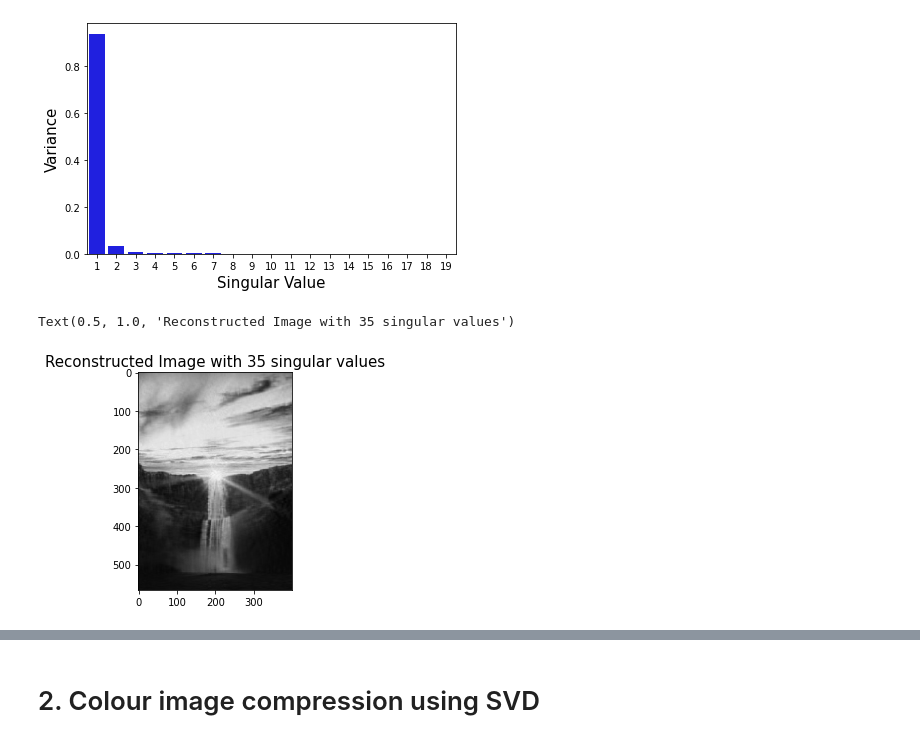
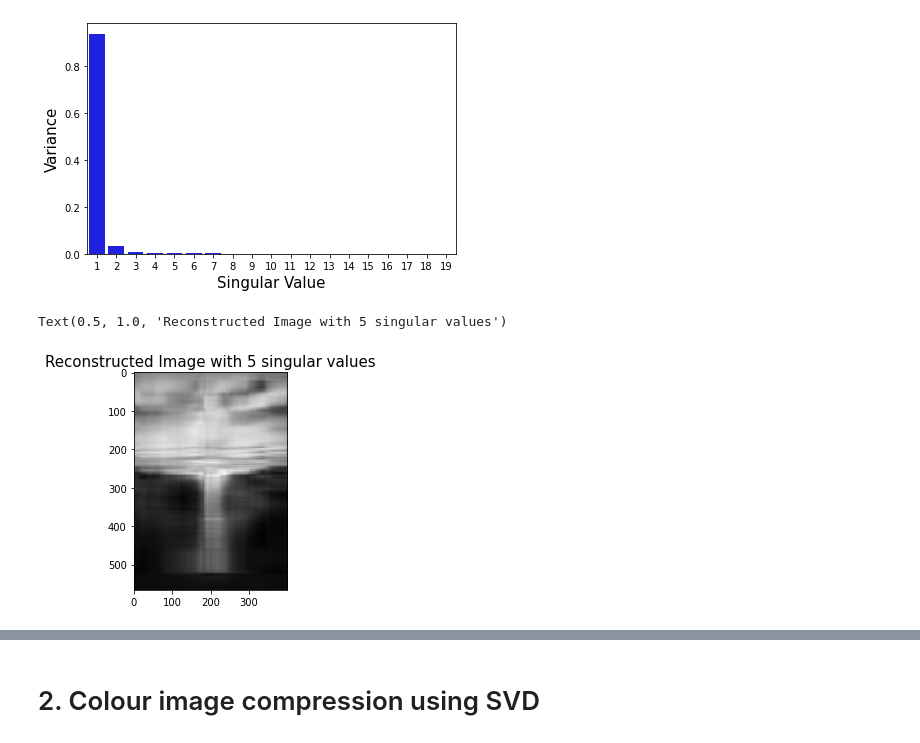
Before and after one commit to jabed-umar/P346-codes, a Jupyter notebook: DIY.ipynb, the cells around one changed output, grey strips where cells are left out. Drawn from its saved outputs; the diff is of its cells as text; code cells hidden in the pictures.

```diff
--- a/DIY.ipynb
+++ b/DIY.ipynb
@@ -163,9 +161,8 @@ l = d.compress_grey(35,b)
 # %%
-a = (l - l.min())/(l.max()-l.min())
-plt.imshow((a*255).astype(np.uint8),cmap="gray")
-num = 35
+r_1 = d.compress_grey(5,b)
+plt.imshow(r_1,cmap="gray")
+num = 5
 plt.title("Reconstructed Image with %s singular values" %num, fontsize = 15)
-# plt.title("Storage = %s  " , fontsize = 15)
 # %% [output]
-Text(0.5, 1.0, 'Reconstructed Image with 35 singular values')
+Text(0.5, 1.0, 'Reconstructed Image with 5 singular values')
-[figure, old version]
+[figure, new version]
```
Also changed, not shown: parts of 13 cells of this notebook.
